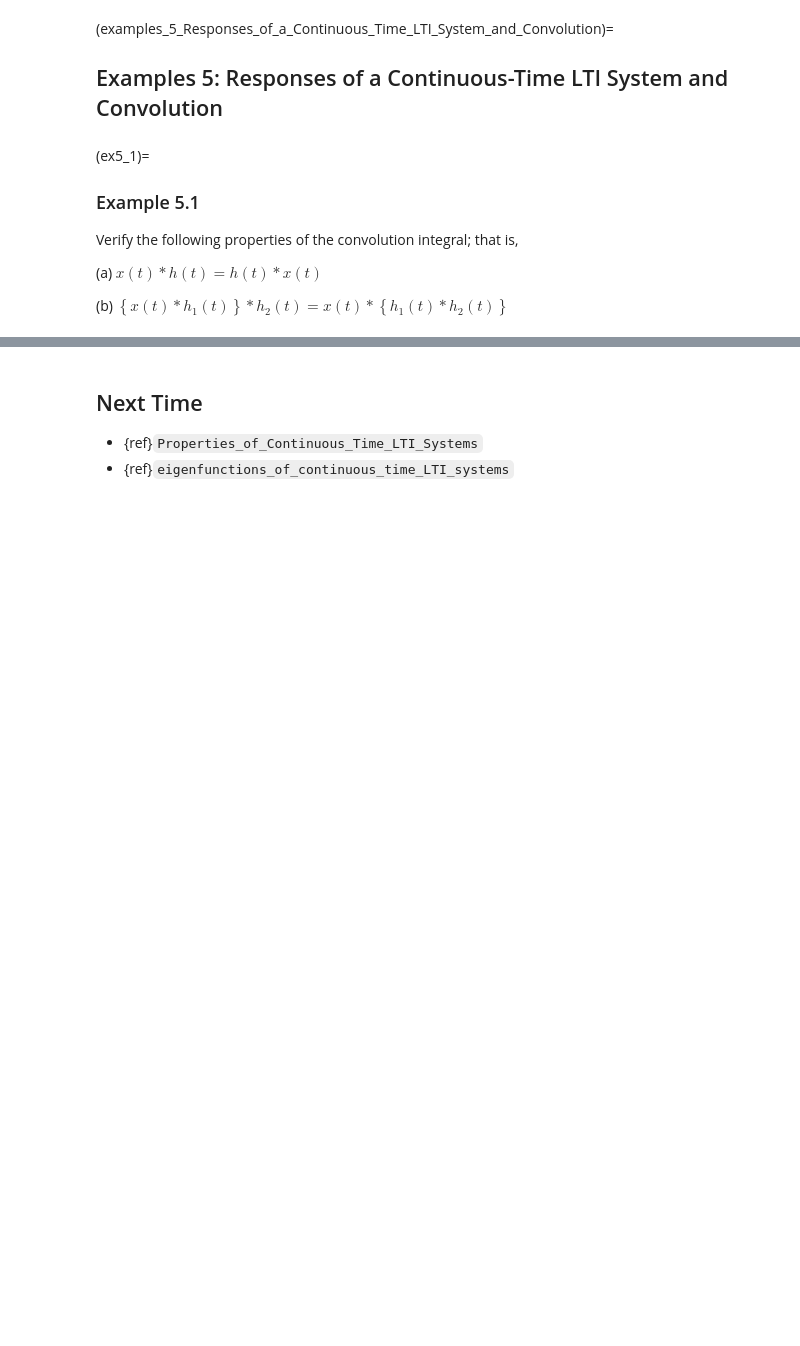
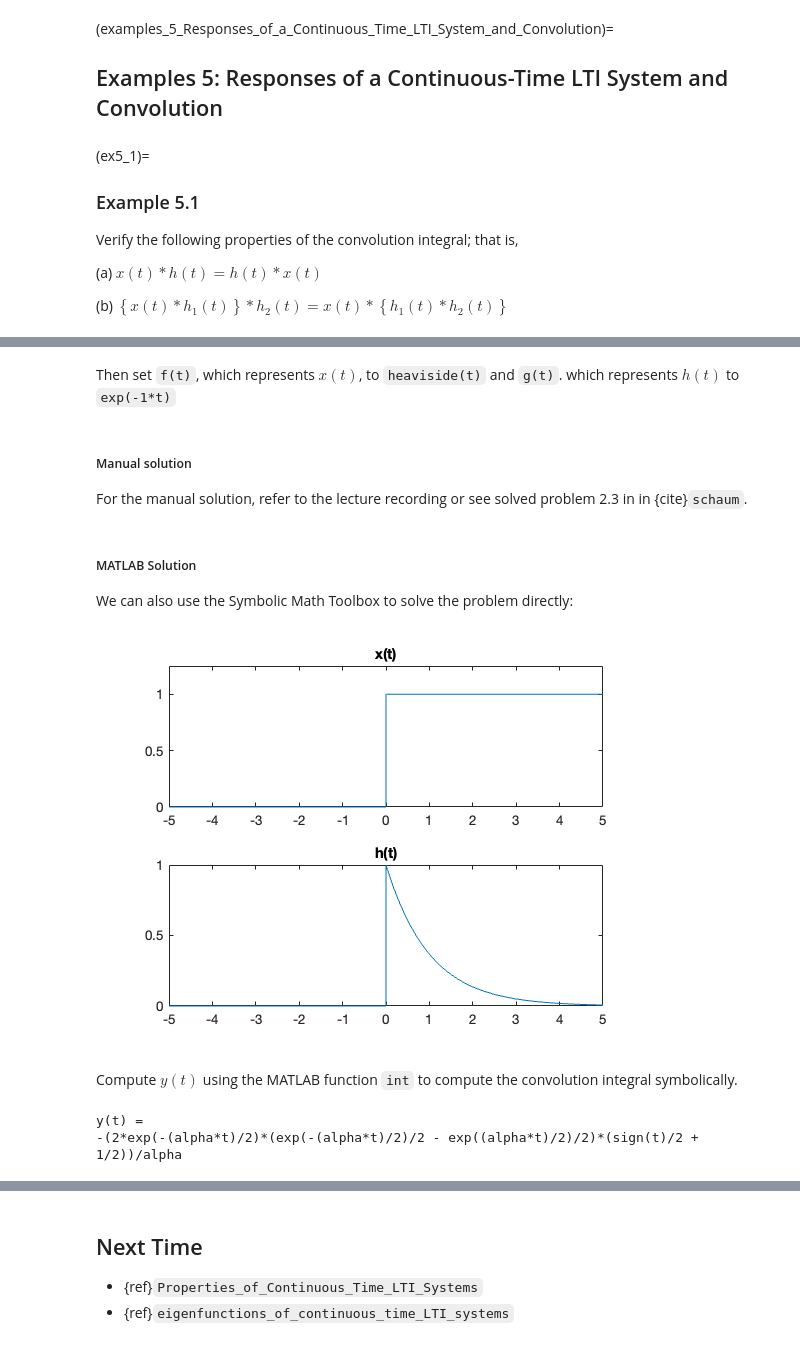
Before and after one commit to cpjobling/eg-150-textbook, a Jupyter notebook: _sources/lti_systems/lti1.ipynb, the cells around one changed output, grey strips where cells are left out. Drawn from its saved outputs; the diff is of its cells as text; code cells hidden in the pictures; blank space fills up the shorter version.

```diff
--- a/_sources/lti_systems/lti1.ipynb
+++ b/_sources/lti_systems/lti1.ipynb
@@ -226,0 +243,29 @@ In this lecture we have looked at
+# %% [markdown]
+Then set `f(t)`, which represents $x(t)$, to `heaviside(t)` and `g(t)`. which represents $h(t)$ to `exp(-1*t)`
+# %% [markdown]
+##### Manual solution
+
+For the manual solution, refer to the lecture recording or see solved problem 2.3 in in {cite}`schaum`.
+# %% [markdown]
+##### MATLAB Solution
+
+We can also use the Symbolic Math Toolbox to solve the problem directly:
+# %%
+syms t tau alpha
+assume(alpha > 0)
+
+x(t) = heaviside(t); % unit step function
+subplot(211)
+fplot(x(t)),title('x(t)'),ylim([0,1.25])
+h(t) = exp(-alpha*t)*heaviside(t);
+subplot(212)
+fplot(subs(h(t),alpha,1)),title('h(t)')
+# %% [output]
+[figure, added]
+# %% [markdown]
+Compute $y(t)$ using the MATLAB function `int` to compute the convolution integral symbolically.
+# %%
+y(t) = int(x(tau)*h(t - tau),tau,-Inf,Inf)
+# %% [output]
+y(t) =
+-(2*exp(-(alpha*t)/2)*(exp(-(alpha*t)/2)/2 - exp((alpha*t)/2)/2)*(sign(t)/2 + 1/2))/alpha
```
Also changed, not shown: parts of 39 cells of this notebook, 39 other files.
